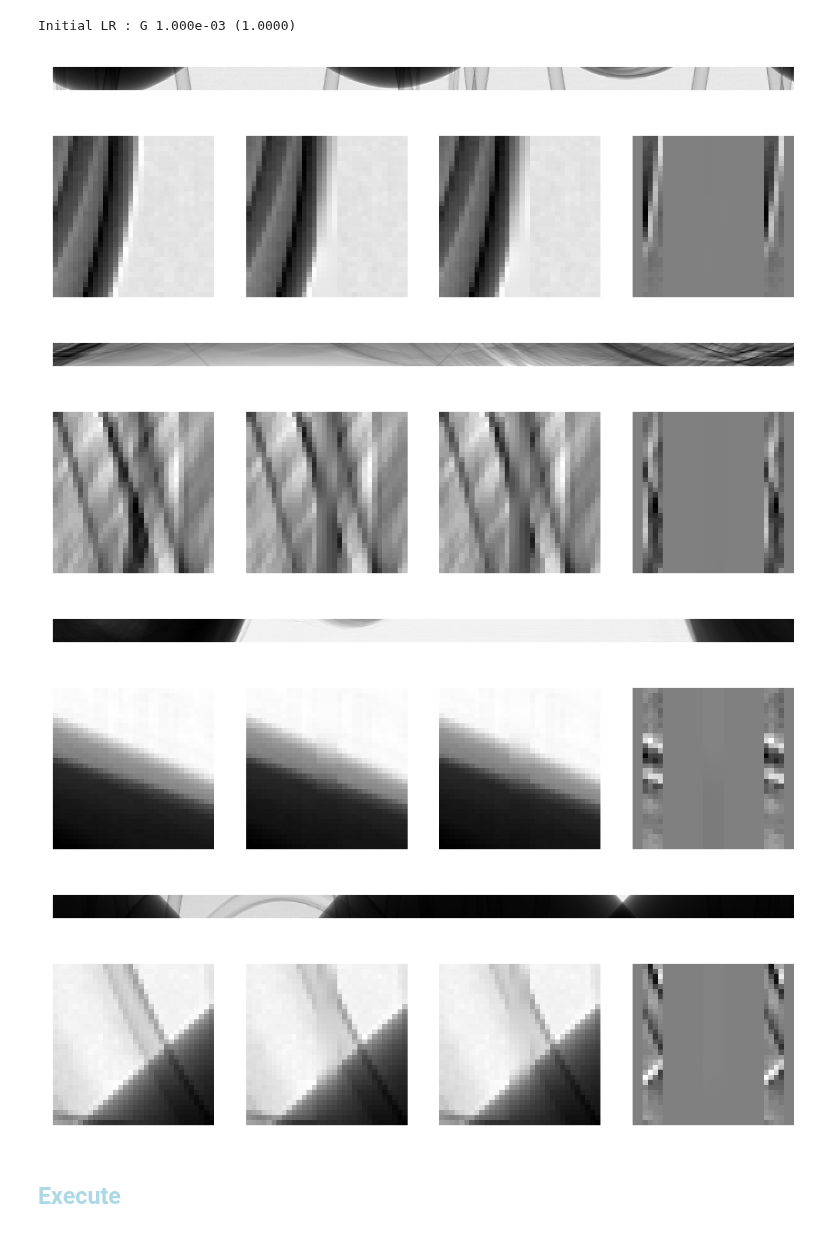
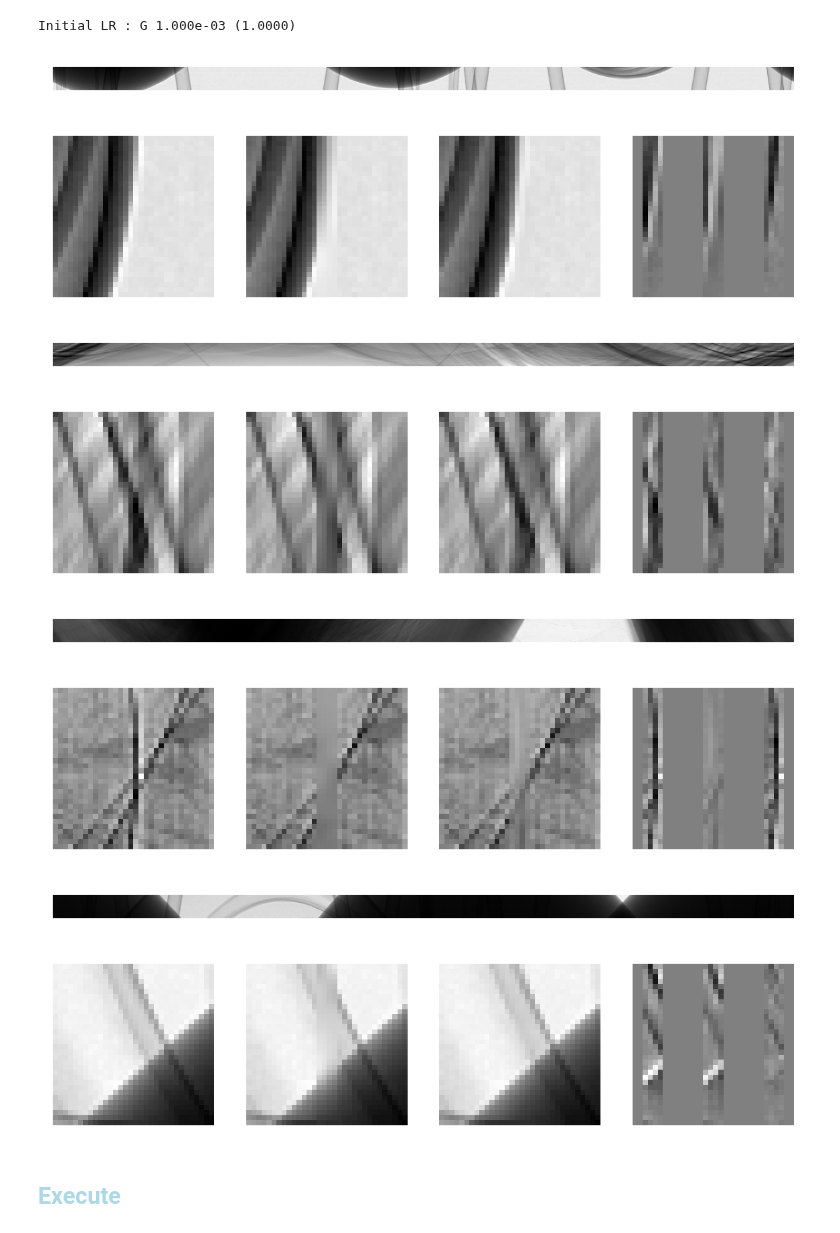
Before and after one commit to AustralianSynchrotron/sinogap, a Jupyter notebook: sinogap_bp3.ipynb, the cells around one changed output. Cells and saved outputs as stored; diff of their text form; code cells hidden in the pictures.

```diff
--- a/sinogap_bp3.ipynb
+++ b/sinogap_bp3.ipynb
@@ -201,8 +201,8 @@ class DBricksGenerator4(sg.SubGeneratorTemplate) :
     # 'MSSSIM' : 4.068e-06
     def __init__(self):
         super(DBricksGenerator4, self).__init__(4, True, batchNorm=True, inChannels=2)
-        self.lowResGenerator = DBricksGenerator2()
-        self.lowResGenerator.requires_grad_(False)
+        self.lowResGenerator = None #DBricksGenerator2()
+        #self.lowResGenerator.requires_grad_(False)
         self.baseChannels = 64
         unrollArch4(self)
         #sg.load_model(self, model_path="saves/aio/models/dbricks4.pt" )
@@ -329,39 +329,39 @@ sg.metrices = {
     'L1L'    : sg.Metrics(sg.loss_L1L,     1.777e+01, 0),
     'L1LN'   : sg.Metrics(sg.loss_L1LN,    2.033e+02, 0),
     'SSIM'   : sg.Metrics(sg.loss_SSIM,    3.888e-04, 0),
-    'MSSSIM' : sg.Metrics(sg.loss_MSSSIM,  3.565e-06, 0),
+    'MSSSIM' : sg.Metrics(sg.loss_MSSSIM,  3.565e-06, 0.25),
 }
 
 #_ = sg.summarizeMe(sg.testLoader, False)
 
 
+
 #sg.displayImages()
 # %% [markdown]
 ## <font style="color:lightblue">Restore checkpoint</font>
 # %%
-
+#sg.optimizer_G = None
 sg.scheduler_G = torch.optim.lr_scheduler.StepLR(sg.optimizer_G, 1, gamma=1)
-#sg.scheduler_D = torch.optim.lr_scheduler.StepLR(sg.optimizer_D, 1, gamma=1)
 savedCheckPoint = f"checkPoint_{sg.TCfg.exec}"
 sg.epoch, sg.imer, sg.minGEpoch, sg.minGLoss, sg.startFrom, sg.resAcc = \
-    sg.restoreCheckpoint()#savedCheckPoint+".pth")
+    sg.restoreCheckpoint(savedCheckPoint+".pth")
 #sg.epoch, sg.imer, sg.minGEpoch, sg.minGdLoss, sg.startFrom = 0, 0, 0, 1, 0
 sg.writer = sg.createWriter(sg.TCfg.logDir, True)
-#sg.writer.add_graph(sg.generator, ((sg.refImages, sg.refNoises),) )
+sg.writer.add_graph(sg.generator, ((sg.refImages),) )
 #sg.writer.add_graph(sg.discriminator, refImages)
 
 #sg.load_model(sg.generator, model_path="model_1_gen.pt" )
 #sg.load_model(sg.generator.brickGenerator, model_path="saves/complex/models/bricks4.pt" )
 #sg.load_model(sg.generator.lowResGenerator, model_path="saves/complex/models/stripe2.pt" )
-#sg.generator.brickGenerator.requires_grad_(True)
 #sg.generator.brickGenerator.lowResGenerator.requires_grad_(False)
-#sg.generator.stripeGenerator.requires_grad_(True)
 #sg.generator.stripeGenerator.lowResGenerator.requires_grad_(False)
-#sg.generator.lowResGenerator.requires_grad_(False)
+
+#sg.generator.brickGenerator.lowResGenerator = None
+#sg.optimizer_G = sg.createOptimizer(sg.generator, sg.TCfg.learningRateG)
+#sg.scheduler_G = torch.optim.lr_scheduler.StepLR(sg.optimizer_G, 1, gamma=1)
 
 
-
-sg.scheduler_G.gamma = 1-0.01
+#sg.scheduler_G.gamma = 1-0.01
 #sg.scheduler_D.gamma = 1-0.005
 #sg.optimizer_G.step()
 #torch.optim.lr_scheduler.LambdaLR(sg.optimizer_G, lambda epoch: 0.1).step()
@@ -373,18 +373,18 @@ print(f"Initial LR : G {sg.scheduler_G.get_last_lr()[0]:.3e} ({sg.scheduler_G.ge
 # %% [output]
 Initial LR : G 1.000e-03 (1.0000)
 # %%
-#sg.generator.eval()
+sg.generator.train()
 sg.displayImages()
 #_ = sg.summarizeMe(sg.testLoader, False)
 # %% [output]
 [figure]
-[figure, old version]
+[figure, new version]
 [figure]
-[figure, old version]
+[figure, new version]
-[figure, old version]
+[figure, new version]
-[figure, old version]
+[figure, new version]
 [figure]
-[figure, old version]
+[figure, new version]
 # %% [markdown]
 ## <font style="color:lightblue">Execute</font>
 # %%
```
Also changed, not shown: parts of 3 cells of this notebook, 3 other files.
